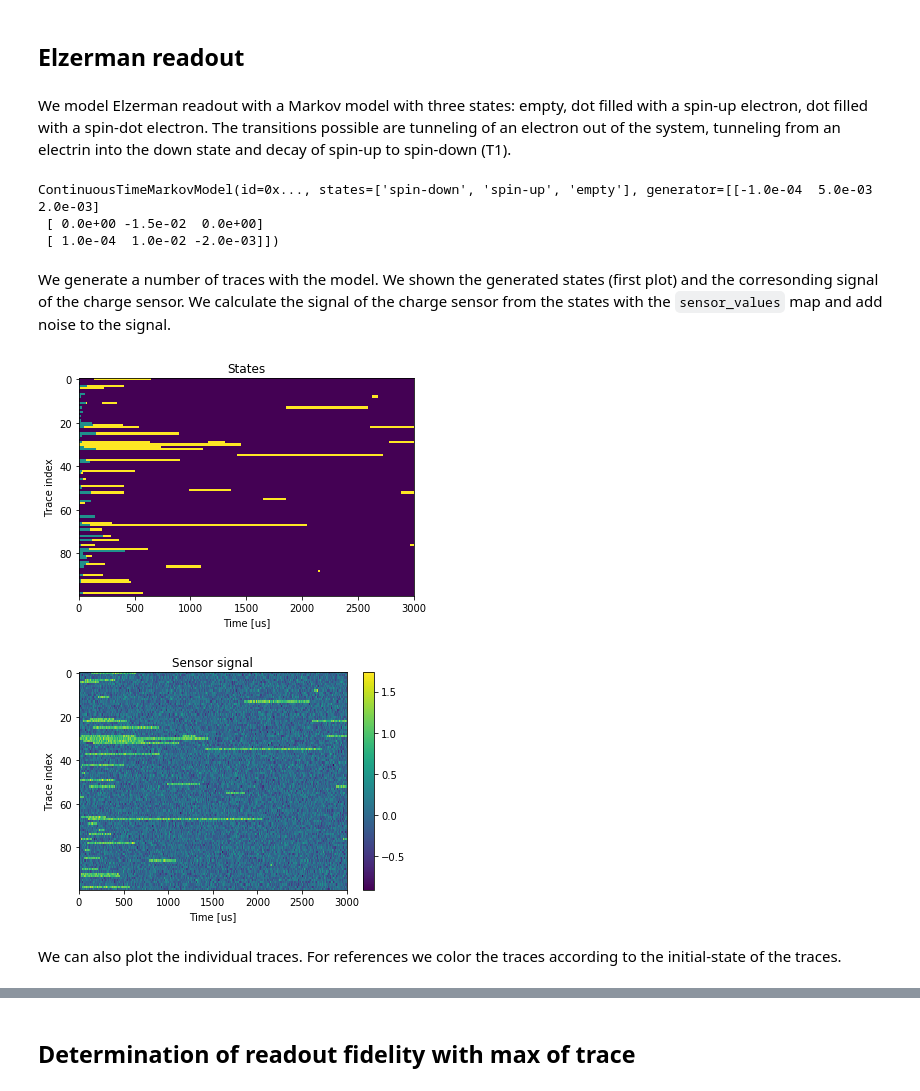
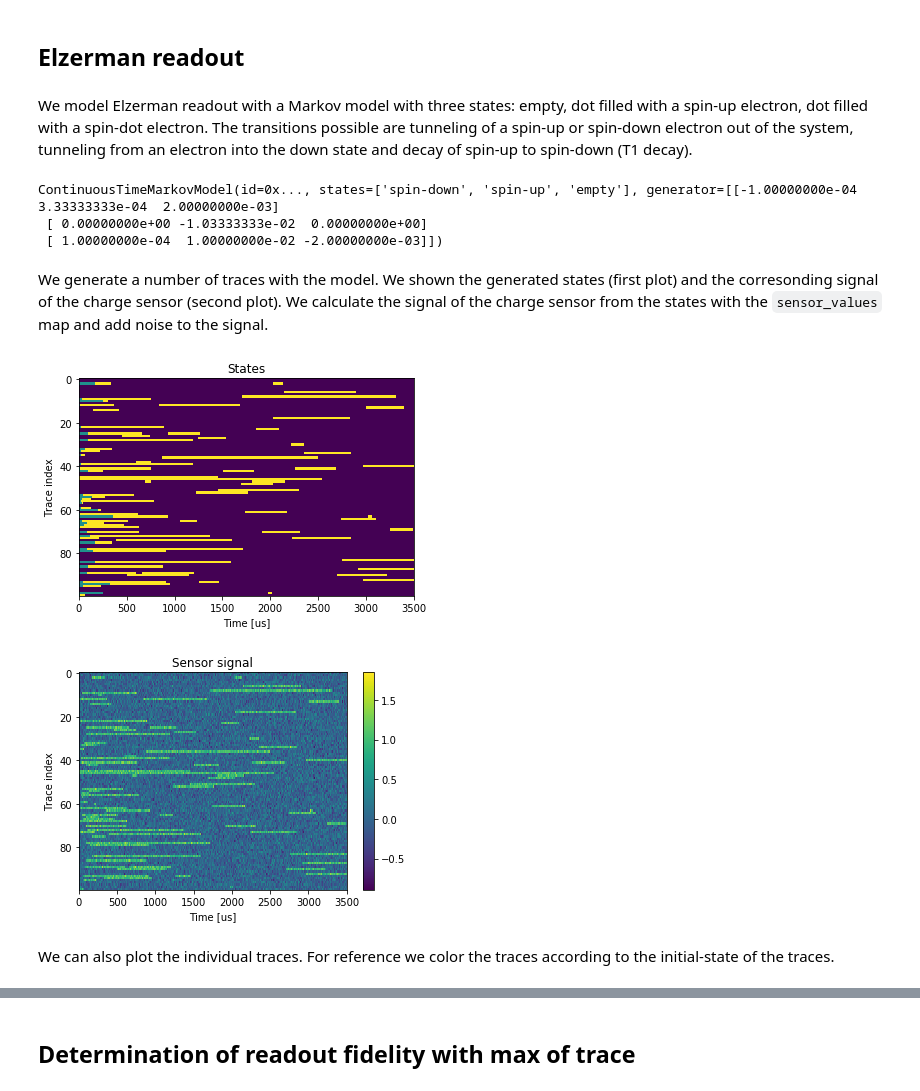
Before and after one commit to QuTech-Delft/qtt, a Jupyter notebook: docs/notebooks/analysis/example_elzerman_readout.ipynb, the cells around one changed output, grey strips where cells are left out. Cells and saved outputs as stored; diff of their text form; code cells hidden in the pictures.

```diff
--- a/docs/notebooks/analysis/example_elzerman_readout.ipynb
+++ b/docs/notebooks/analysis/example_elzerman_readout.ipynb
@@ -110,14 +117,14 @@ _ = plt.title('Decreased the number of datapoints (10000)')
 # %% [markdown]
 ## Elzerman readout
 # %% [markdown]
-We model Elzerman readout with a Markov model with three states: empty, dot filled with a spin-up electron, dot filled with a spin-dot electron. The transitions possible are tunneling of an electron out of the system, tunneling from an electrin into the down state and decay of spin-up to spin-down (T1).
+We model Elzerman readout with a Markov model with three states: empty, dot filled with a spin-up electron, dot filled with a spin-dot electron. The transitions possible are tunneling of a spin-up or spin-down electron out of the system, tunneling from an electron into the down state and decay of spin-up to spin-down (T1 decay).
 # %%
 model_unit = 1e-6 # we work with microseconds as the baseunit
 
 gamma_up_out = 10e3
 gamma_down_out = .1e3
 gamma_empty_down = 2e3
-T1 = .2e-3
+T1 = 3e-3 # [ms]
 gamma_up_down = 1./T1
 
 G = np.array( [[-gamma_down_out, 0, gamma_down_out], [gamma_up_down, -(gamma_up_down+gamma_up_out), gamma_up_out], [gamma_empty_down, 0, -gamma_empty_down]] ).T
@@ -128,49 +135,49 @@ jump_chain[np.diag_indices(G.shape[0])]=0 #-holding_parameters.flatten()
 elzerman_model = ContinuousTimeMarkovModel(['spin-down', 'spin-up', 'empty'], holding_parameters*model_unit, jump_chain )
 print(elzerman_model)
 # %% [output]
-ContinuousTimeMarkovModel(id=0x..., states=['spin-down', 'spin-up', 'empty'], generator=[[-1.0e-04  5.0e-03  2.0e-03]
- [ 0.0e+00 -1.5e-02  0.0e+00]
- [ 1.0e-04  1.0e-02 -2.0e-03]])
+ContinuousTimeMarkovModel(id=0x..., states=['spin-down', 'spin-up', 'empty'], generator=[[-1.00000000e-04  3.33333333e-04  2.00000000e-03]
+ [ 0.00000000e+00 -1.03333333e-02  0.00000000e+00]
+ [ 1.00000000e-04  1.00000000e-02 -2.00000000e-03]])
 # %% [markdown]
-We generate a number of traces with the model. We shown the generated states (first plot) and the corresonding signal of the charge sensor. We calculate the signal of the charge sensor from the states with the `sensor_values` map and add noise to the signal.
+We generate a number of traces with the model. We shown the generated states (first plot) and the corresonding signal of the charge sensor (second plot). We calculate the signal of the charge sensor from the states with the `sensor_values` map and add noise to the signal.
 # %%
 sensor_values = {'spin-down': 0, 'spin-up':0, 'empty': 1}
 # %%
 def generate_elzerman_sequences(elzerman_model, sensor_values=sensor_values, std_gaussian_noise = 0.2,
-                                number_of_samples=3000, number_of_traces=1000 ):
+                                number_of_samples=3500, number_of_traces=1000 ):
     initial_state=[.5, .5, 0]
     state_traces = generate_traces(elzerman_model, std_gaussian_noise=0, length=number_of_samples, initial_state=initial_state, number_of_sequences=number_of_traces)
 
     state_mapping=np.array([ sensor_values.get(state, np.NaN) for state in elzerman_model.states])
     traces = state_traces.copy()
     traces=np.array(state_mapping)[traces]
     # add noise
     if std_gaussian_noise != 0:
         traces = traces + np.random.normal(0, std_gaussian_noise, traces.size).reshape(traces.shape)
 
     initial_states=state_traces[:,0]
     return traces, state_traces, initial_states
 
-traces, state_traces, initial_states = generate_elzerman_sequences(elzerman_model, number_of_traces=100)
+traces, state_traces, initial_states = generate_elzerman_sequences(elzerman_model, number_of_traces=300)
 max_number_traces=100
 
 plt.figure();
 plt.imshow(state_traces[:max_number_traces,:])
 plt.axis('tight')
 plt.xlabel('Time [us]'); plt.ylabel('Trace index')
 plt.title('States')
 
 plt.figure();
 plt.imshow(traces[:max_number_traces,:])
 plt.axis('tight')
 plt.xlabel('Time [us]'); plt.ylabel('Trace index')
 plt.title('Sensor signal')
 _=plt.colorbar()
 # %% [output]
-[figure, old version]
+[figure, new version]
-[figure, old version]
+[figure, new version]
 # %% [markdown]
-We can also plot the individual traces. For references we color the traces according to the initial-state of the traces.
+We can also plot the individual traces. For reference we color the traces according to the initial-state of the traces.
 # %%
 plt.figure();
 for ii in range(20):
```
Also changed, not shown: parts of 13 cells of this notebook.
